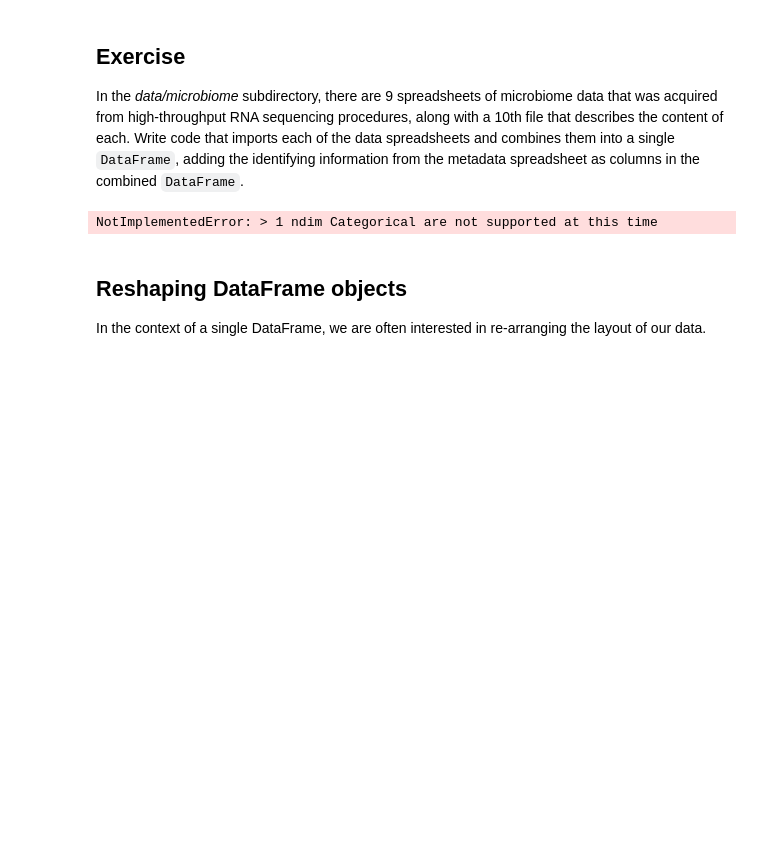
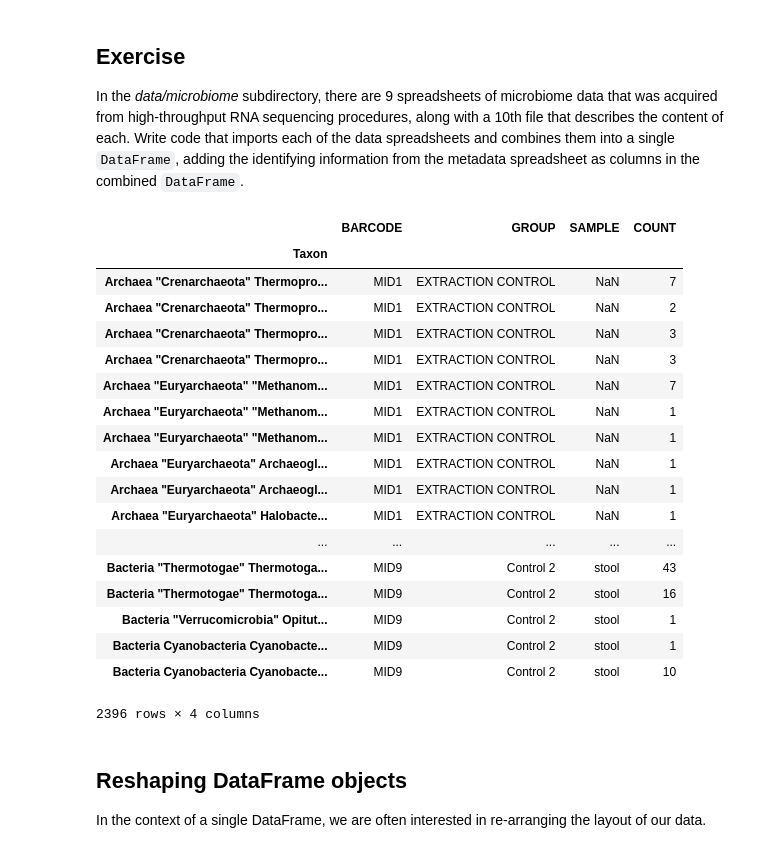
Before and after one commit to agpmilli/adaepfl, a Jupyter notebook: 02 - Intro to Pandas/Data Wrangling with Pandas.ipynb, the cells around one changed output. Saved outputs shown, nothing was run; the diff lists cells and outputs as text; code cells hidden in the pictures; blank space fills up the shorter version.

```diff
--- a/02 - Intro to Pandas/Data Wrangling with Pandas.ipynb
+++ b/02 - Intro to Pandas/Data Wrangling with Pandas.ipynb
@@ -557,35 +557,54 @@ In the *data/microbiome* subdirectory, there are 9 spreadsheets of microbiome da
 # %%
 # Write solution here
 import glob
 import os.path as osp
 
 targetDir = "Data/microbiome"
 
 #Read metadata
 df_metadata = pd.read_excel(targetDir+"/metadata.xls", index_col=0)
 
 #Read spreadsheets
 allFiles = glob.glob(targetDir + "/MID*.xls")
 list_ = []
 for file_ in allFiles:
     basename = osp.splitext(osp.basename(file_))[0]
     #Read file
     df = pd.read_excel(file_, index_col=0, header=None, names=['COUNT'])
+    #Add BARCODE value to the dataframe
     df[df_metadata.index.name] = basename
+    #Do it consequently for other attributes
     for (column, value) in zip(df_metadata.columns, df_metadata.loc[basename]):
         df[column] = value
     #Swap columns (to have the count after each information)
     df_cols = df.columns.tolist()
     df = df[df_cols[1:] + df_cols[:1]]
     #Append to the list
     list_.append(df)
 
-df_result = pd.concat(list_, axis=1)
+df_result = pd.concat(list_)
 df_result.index.name = 'Taxon'
-df_result.set_index(['GROUP'], append=True)
 df_result
 # %% [output]
+|  | BARCODE | GROUP | SAMPLE | COUNT |
+| Taxon |  |  |  |  |
+| Archaea "Crenarchaeota" Thermopro... | MID1 | EXTRACTION CONTROL | NaN | 7 |
+| Archaea "Crenarchaeota" Thermopro... | MID1 | EXTRACTION CONTROL | NaN | 2 |
+| Archaea "Crenarchaeota" Thermopro... | MID1 | EXTRACTION CONTROL | NaN | 3 |
+| Archaea "Crenarchaeota" Thermopro... | MID1 | EXTRACTION CONTROL | NaN | 3 |
+| Archaea "Euryarchaeota" "Methanom... | MID1 | EXTRACTION CONTROL | NaN | 7 |
+| Archaea "Euryarchaeota" "Methanom... | MID1 | EXTRACTION CONTROL | NaN | 1 |
+| Archaea "Euryarchaeota" "Methanom... | MID1 | EXTRACTION CONTROL | NaN | 1 |
+| Archaea "Euryarchaeota" Archaeogl... | MID1 | EXTRACTION CONTROL | NaN | 1 |
+| Archaea "Euryarchaeota" Archaeogl... | MID1 | EXTRACTION CONTROL | NaN | 1 |
+| Archaea "Euryarchaeota" Halobacte... | MID1 | EXTRACTION CONTROL | NaN | 1 |
+| ... | ... | ... | ... | ... |
+| Bacteria "Thermotogae" Thermotoga... | MID9 | Control 2 | stool | 43 |
+| Bacteria "Thermotogae" Thermotoga... | MID9 | Control 2 | stool | 16 |
+| Bacteria "Verrucomicrobia" Opitut... | MID9 | Control 2 | stool | 1 |
+| Bacteria Cyanobacteria Cyanobacte... | MID9 | Control 2 | stool | 1 |
+| Bacteria Cyanobacteria Cyanobacte... | MID9 | Control 2 | stool | 10 |
-NotImplementedError: > 1 ndim Categorical are not supported at this time
+2396 rows × 4 columns
 # %% [markdown]
 ## Reshaping DataFrame objects
 
```
